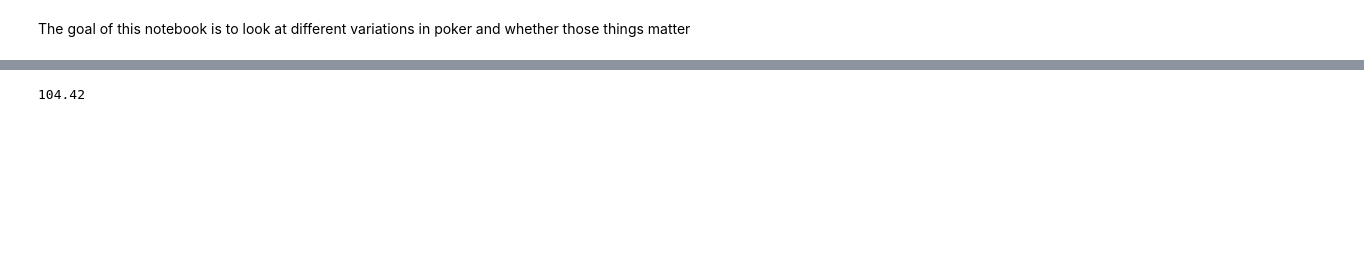
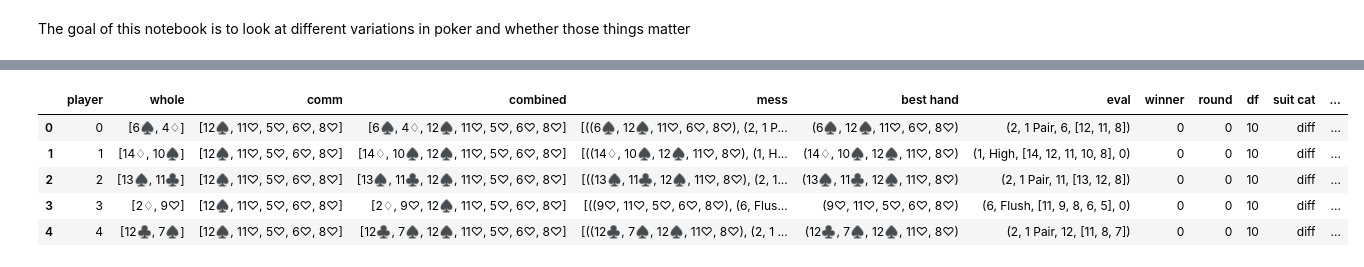
Before and after one commit to a35931chi/Poker, a Jupyter notebook: Data Comparisons.ipynb, the cells around one changed output, grey strips where cells are left out. Cells and saved outputs as stored; diff of their text form; code cells hidden in the pictures; blank space fills up the shorter version.

Commit message:
first visualization for Data Comparisons.ipynb

```diff
--- a/Data Comparisons.ipynb
+++ b/Data Comparisons.ipynb
@@ -22,4 +33,0 @@ Observations:
-# %%
-52.21*2
-# %% [output]
-104.42
@@ -25,0 +44,51 @@ Observations:
+# %%
+winner_2p_filename = 'Data/winner_sim_200k_2p.pickle' #this is for 2p
+with open(winner_2p_filename, 'rb') as handle:
+    winning2p_df = pickle.load(handle)
+winning2p_df['df'] = 2
+# %%
+#these two functions help me come up with some classifications
+def suit_cat(x):
+    if x[0] == x[1]:
+        return 'same'
+    else:
+        return 'diff'
+
+def rank_cat(x):
+    max_rank = max(int(x[0]), int(x[1]))
+    min_rank = min(int(x[0]), int(x[1]))
+
+    if max_rank == min_rank:
+        status1 = 'pair'
+    elif abs(max_rank - min_rank) == 1 or (max_rank == 14 and min_rank == 2):
+        status1 = '1gap'
+    elif abs(max_rank - min_rank) == 2 or (max_rank == 14 and min_rank == 3):
+        status1 = '2gap'
+    elif abs(max_rank - min_rank) == 3 or (max_rank == 14 and min_rank == 4):
+        status1 = '3gap'
+    elif abs(max_rank - min_rank) == 4 or (max_rank == 14 and min_rank == 5):
+        status1 = '4gap'
+    else:
+        status1 = '5gap+'
+
+    if max_rank >= 11:
+        status2 = 'high'
+    elif max_rank >= 6:
+        status2 = 'mid'
+    else:
+        status2 = 'low'
+    return status2 + ' ' + status1
+# %%
+winning_df = pd.concat([winning10p_df, winning5p_df, winning2p_df])
+winning_df['suit cat'] = winning_df['whole'].apply(lambda x: [i[-1] for i in x]).apply(suit_cat)
+winning_df['rank'] = winning_df['whole'].apply(lambda x: [int(i[:-1]) for i in x]).apply(sorted).apply(tuple)
+winning_df['rank cat'] = winning_df['rank'].apply(rank_cat)
+
+winning_df.head()
+# %% [output]
+|  | player | whole | comm | combined | mess | best hand | eval | winner | round | df | suit cat | ... |
+| 0 | 0 | [6♠, 4♢] | [12♠, 11♡, 5♡, 6♡, 8♡] | [6♠, 4♢, 12♠, 11♡, 5♡, 6♡, 8♡] | [((6♠, 12♠, 11♡, 6♡, 8♡), (2, 1 P... | (6♠, 12♠, 11♡, 6♡, 8♡) | (2, 1 Pair, 6, [12, 11, 8]) | 0 | 0 | 10 | diff | ... |
+| 1 | 1 | [14♢, 10♠] | [12♠, 11♡, 5♡, 6♡, 8♡] | [14♢, 10♠, 12♠, 11♡, 5♡, 6♡, 8♡] | [((14♢, 10♠, 12♠, 11♡, 8♡), (1, H... | (14♢, 10♠, 12♠, 11♡, 8♡) | (1, High, [14, 12, 11, 10, 8], 0) | 0 | 0 | 10 | diff | ... |
+| 2 | 2 | [13♠, 11♣] | [12♠, 11♡, 5♡, 6♡, 8♡] | [13♠, 11♣, 12♠, 11♡, 5♡, 6♡, 8♡] | [((13♠, 11♣, 12♠, 11♡, 8♡), (2, 1... | (13♠, 11♣, 12♠, 11♡, 8♡) | (2, 1 Pair, 11, [13, 12, 8]) | 0 | 0 | 10 | diff | ... |
+| 3 | 3 | [2♢, 9♡] | [12♠, 11♡, 5♡, 6♡, 8♡] | [2♢, 9♡, 12♠, 11♡, 5♡, 6♡, 8♡] | [((9♡, 11♡, 5♡, 6♡, 8♡), (6, Flus... | (9♡, 11♡, 5♡, 6♡, 8♡) | (6, Flush, [11, 9, 8, 6, 5], 0) | 0 | 0 | 10 | diff | ... |
+| 4 | 4 | [12♣, 7♠] | [12♠, 11♡, 5♡, 6♡, 8♡] | [12♣, 7♠, 12♠, 11♡, 5♡, 6♡, 8♡] | [((12♣, 7♠, 12♠, 11♡, 8♡), (2, 1 ... | (12♣, 7♠, 12♠, 11♡, 8♡) | (2, 1 Pair, 12, [11, 8, 7]) | 0 | 0 | 10 | diff | ... |
```
Also changed, not shown: parts of 12 cells of this notebook.
